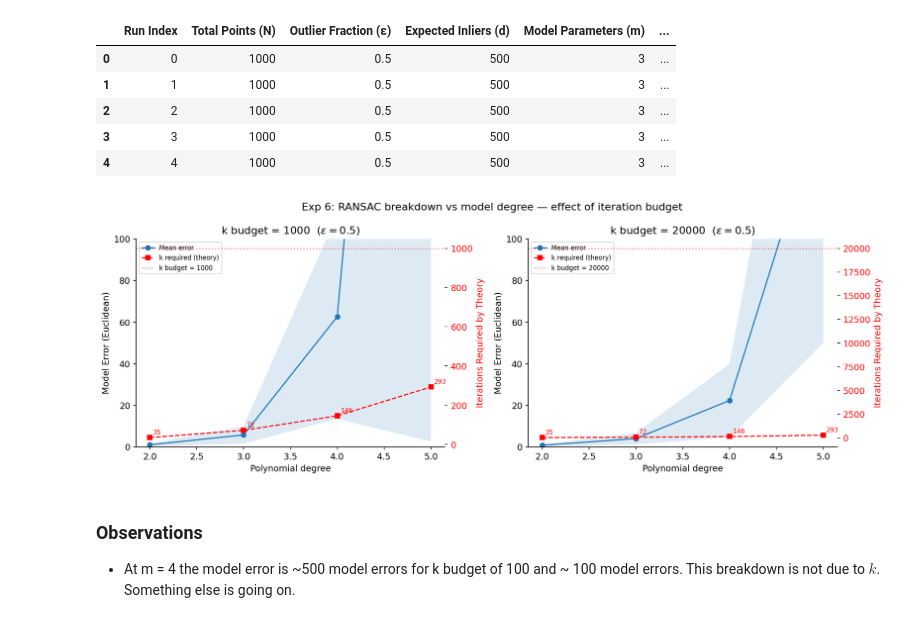
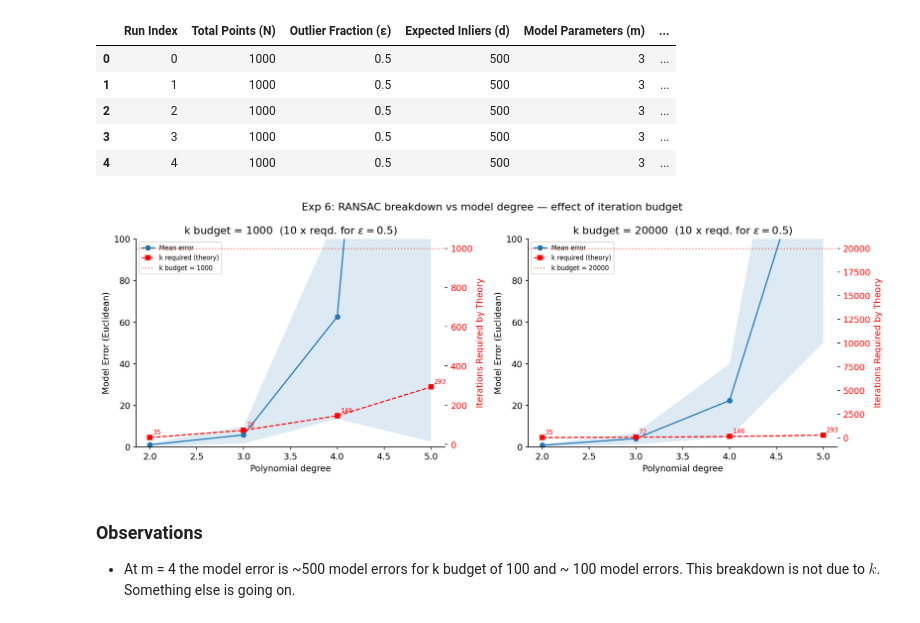
Before and after one commit to arshsinghphd/RANSAC-analysis, a Jupyter notebook: empirical_analysis/ransac_notebook.ipynb, the cells around one changed output. Cells and saved outputs as stored; diff of their text form; code cells hidden in the pictures.

```diff
--- a/empirical_analysis/ransac_notebook.ipynb
+++ b/empirical_analysis/ransac_notebook.ipynb
@@ -415,35 +415,35 @@ for ax1, agg, k_budget in [(ax_l, agg100, 1000), (ax_r, agg1000, 20000)]:
              marker="s", color="red", linestyle="--",
              label="k required (theory)")
     for _, row in agg_theory.iterrows():
         ax2.annotate(f"{int(row['Iterations Required by Theory'])}",
                      xy=(row["degree"], row["Iterations Required by Theory"]),
                      xytext=(4, 4), textcoords="offset points",
                      color="red", fontsize=8)
     ax2.axhline(k_budget, color="red", linestyle=":",
                 alpha=0.5, label=f"k budget = {k_budget}")
     ax2.tick_params(axis='y', labelcolor='red')
     ax1.set_xlabel("Polynomial degree")
     ax1.set_ylabel("Model Error (Euclidean)")
     ax2.set_ylabel("Iterations Required by Theory", color="red")
-    ax1.set_title(f"k budget = {k_budget}  ($\\varepsilon=0.5$)")
+    ax1.set_title(f"k budget = {k_budget}  (10 x reqd. for $\\varepsilon=0.5$)")
     ax1.set_ylim(-2, 1000)
     # if k_budget == 100:
     #     ax1.set_xlim(2, 5)
     # else:
     #     ax1.set_xlim(2, 8)
     ax1.set_ylim(0, 100)
     lines1, labels1 = ax1.get_legend_handles_labels()
     lines2, labels2 = ax2.get_legend_handles_labels()
     ax1.legend(lines1 + lines2, labels1 + labels2,
                loc="upper left", fontsize=8)
     #ax1.set_ylim(0, 10)
 
 plt.suptitle("Exp 6: RANSAC breakdown vs model degree — effect of iteration budget")
 plt.tight_layout()
 plt.savefig(f"{FIG_DIR}/exp6.png", dpi=150)
 plt.show()
 # %% [output]
-[figure, old version]
+[figure, new version]
 # %% [markdown]
 ### Observations
 * At m = 4 the model error is ~500 model errors  for k budget of 100 and ~ 100 model errors. This breakdown is not due to $k$. Something else is going on.
```
Also changed, not shown: parts of 2 cells of this notebook, 2 other files.
